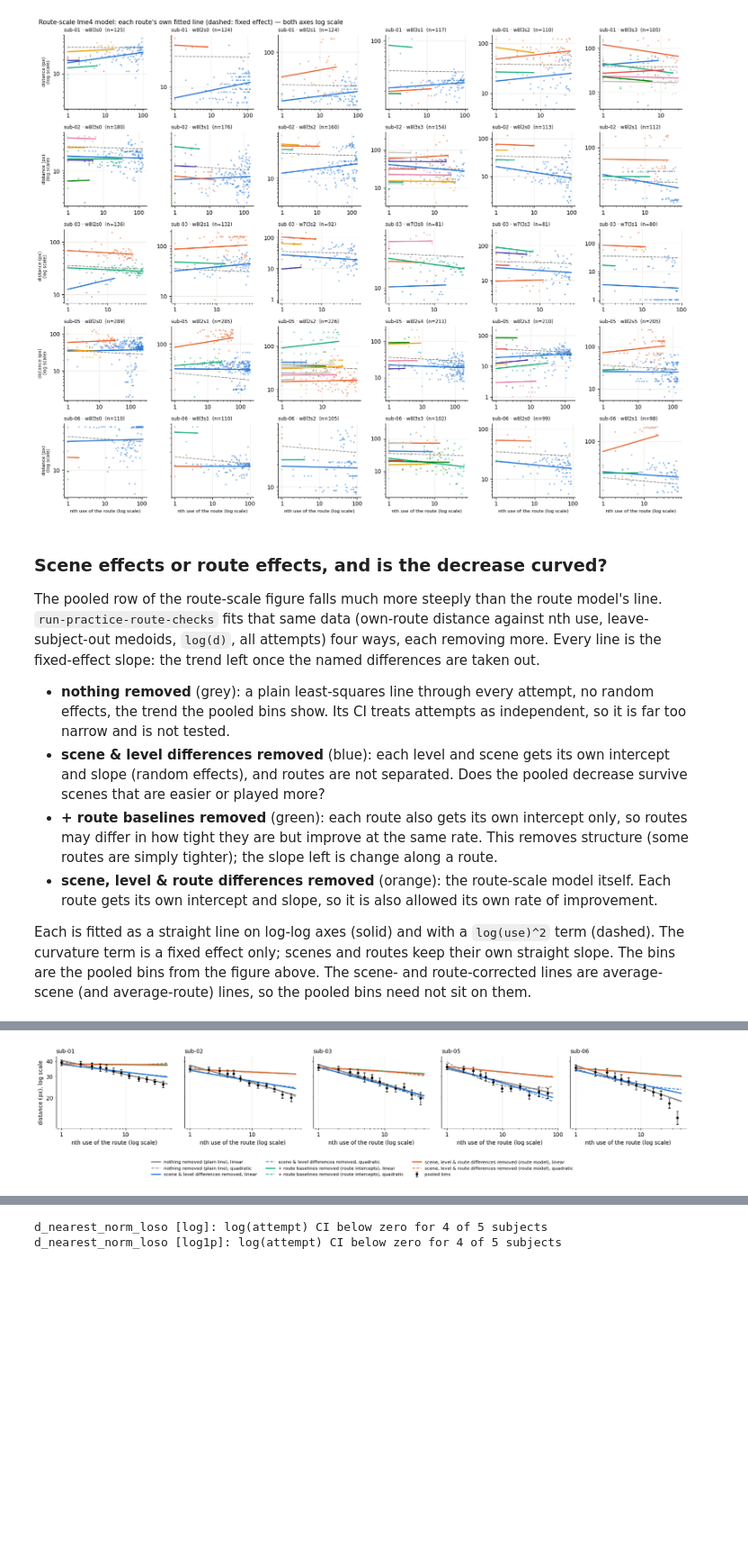
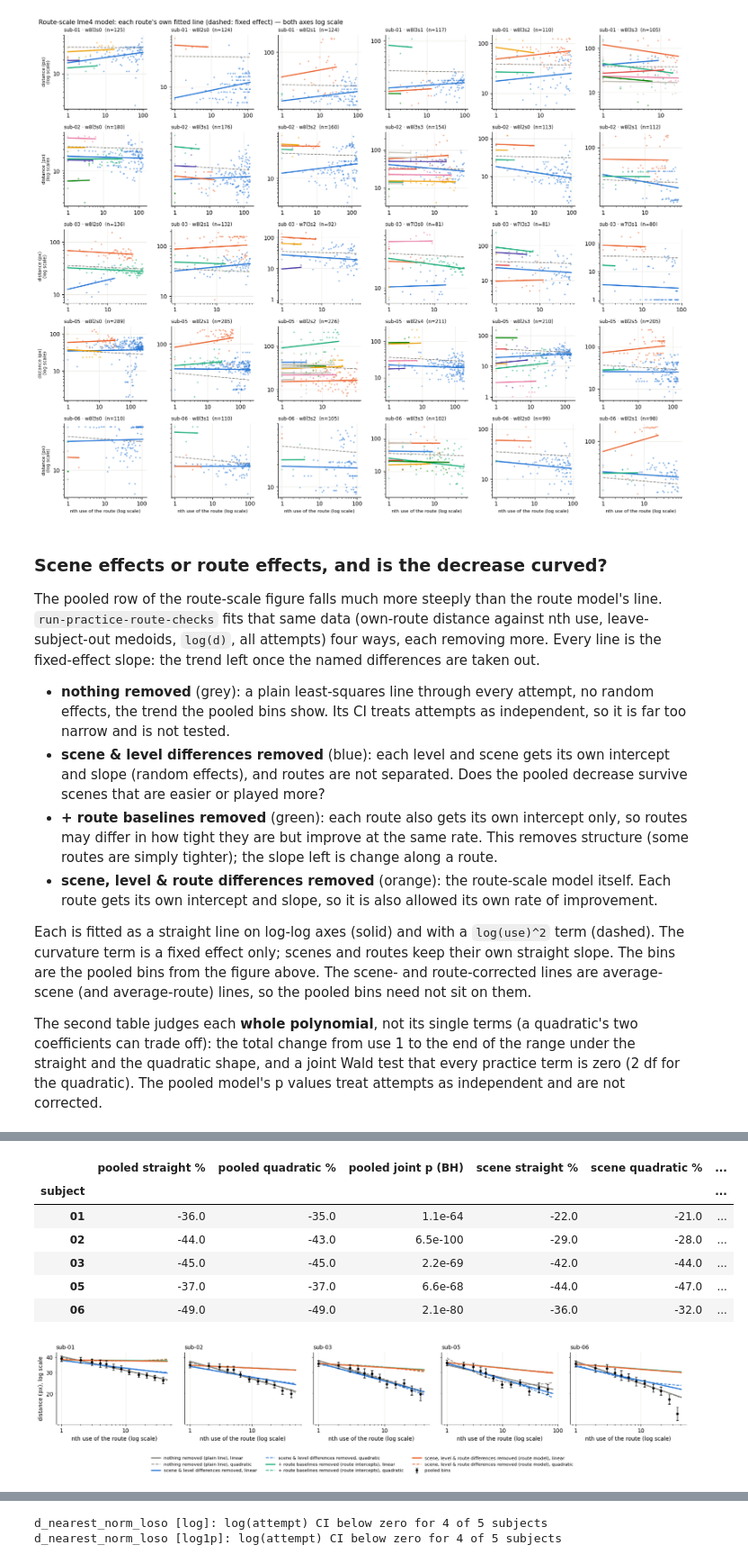
Before and after one commit to cleode5a7/Mario_behaviour, a Jupyter notebook: notebooks/figure_practice.ipynb, the cells around one changed output, grey strips where cells are left out. Shown at 90% size. Drawn from its saved outputs; the diff is of its cells as text; code cells hidden in the pictures; blank space fills up the shorter version.

```diff
--- a/notebooks/figure_practice.ipynb
+++ b/notebooks/figure_practice.ipynb
@@ -393,6 +393,12 @@ Each is fitted as a straight line on log-log axes (solid) and with a `log(use)^2
 The curvature term is a fixed effect only; scenes and routes keep their own straight slope.
 The bins are the pooled bins from the figure above. The scene- and route-corrected lines are
 average-scene (and average-route) lines, so the pooled bins need not sit on them.
+
+The second table judges each **whole polynomial**, not its single terms (a quadratic's two
+coefficients can trade off): the total change from use 1 to the end of the range under the
+straight and the quadratic shape, and a joint Wald test that every practice term is zero
+(2 df for the quadratic). The pooled model's p values treat attempts as independent and
+are not corrected.
 # %%
 from matplotlib.ticker import FuncFormatter, NullFormatter
 
@@ -434,33 +440,52 @@ else:
         ax.set_title(f"sub-{s}", loc="left", fontsize=10)
         ax.set_xlabel("nth use of the route (log scale)")
     axes[0, 0].set_ylabel("distance (px), log scale")
     axes[0, 0].set_ylim(min(ys) * 0.93, max(ys) * 1.07)
     handles, labels = axes[0, 0].get_legend_handles_labels()
     fig.legend(handles, labels, frameon=False, fontsize=8, ncol=3, loc="lower center")
     fig.tight_layout(rect=(0, 0.2, 1, 1))
     fig.savefig(PRACTICE_DIR / "figure_practice_route_checks.png", dpi=150)
 
     pct = lambda b: (2 ** b - 1) * 100
     lin = fits[fits["shape"] == "linear"].pivot(index="subject", columns="correction", values="b")
     CORR = [x for x in CORR if x[0] in set(fits["correction"])]
     order = [x[0] for x in CORR]
     table = pct(lin[order]).round(1).add_suffix(" %/doubling")
     q = fits[fits["shape"] == "quadratic"].set_index(["subject", "correction"])
     l = fits[fits["shape"] == "linear"].set_index(["subject", "correction"])
     for corr in order:
         table[f"{corr} dAIC quad-lin"] = (q["aic"] - l["aic"]).xs(corr, level="correction").round(1)
     table["scene curvature p (BH)"] = q["lrt_p_bh"].xs("scene", level="correction").round(3)
     for corr in order[2:]:
         table[f"{corr} curvature p (BH)"] = q["lrt_p_bh"].xs(corr, level="correction").round(3)
     display(table)
+
+    # The whole polynomial, not single terms: change from use 1 to the end of the range under
+    # each shape (both terms together), and the joint test that every practice term is zero.
+    total = lambda f: (np.exp(f["change_end"]) - 1) * 100
+    whole = pd.DataFrame(index=lin.index)
+    for corr in order:
+        whole[f"{corr} straight %"] = total(l.xs(corr, level="correction")).round(0)
+        whole[f"{corr} quadratic %"] = total(q.xs(corr, level="correction")).round(0)
+        whole[f"{corr} joint p (BH)"] = q["joint_p_bh" if corr != "pooled" else "joint_p"].xs(
+            corr, level="correction").map(lambda v: f"{v:.2g}")
+    whole["end of range (use)"] = q["u_end"].xs("route", level="correction").astype(int)
+    display(whole)
 # %% [output]
 | correction | pooled %/doubling | scene %/doubling | route_int %/doubling | route %/doubling | pooled dAIC quad-lin | ... |
 | subject |  |  |  |  |  | ... |
 | 01 | -7.8 | -4.3 | -0.2 | -0.6 | 0.4 | ... |
 | 02 | -9.6 | -6.0 | -1.5 | -1.6 | -2.9 | ... |
 | 03 | -10.5 | -9.7 | -2.2 | -2.3 | -2.6 | ... |
 | 05 | -7.0 | -8.7 | -3.1 | -3.1 | -82.7 | ... |
 | 06 | -12.0 | -7.9 | -2.8 | -2.9 | 1.4 | ... |
+|  | pooled straight % | pooled quadratic % | pooled joint p (BH) | scene straight % | scene quadratic % | ... |
+| subject |  |  |  |  |  | ... |
+| 01 | -36.0 | -35.0 | 1.1e-64 | -22.0 | -21.0 | ... |
+| 02 | -44.0 | -43.0 | 6.5e-100 | -29.0 | -28.0 | ... |
+| 03 | -45.0 | -45.0 | 2.2e-69 | -42.0 | -44.0 | ... |
+| 05 | -37.0 | -37.0 | 6.6e-68 | -44.0 | -47.0 | ... |
+| 06 | -49.0 | -49.0 | 2.1e-80 | -36.0 | -32.0 | ... |
 [figure]
 # %% [markdown]
 ## 2. The practice effect, subject by subject
```
Also changed, not shown: 8 other files.
